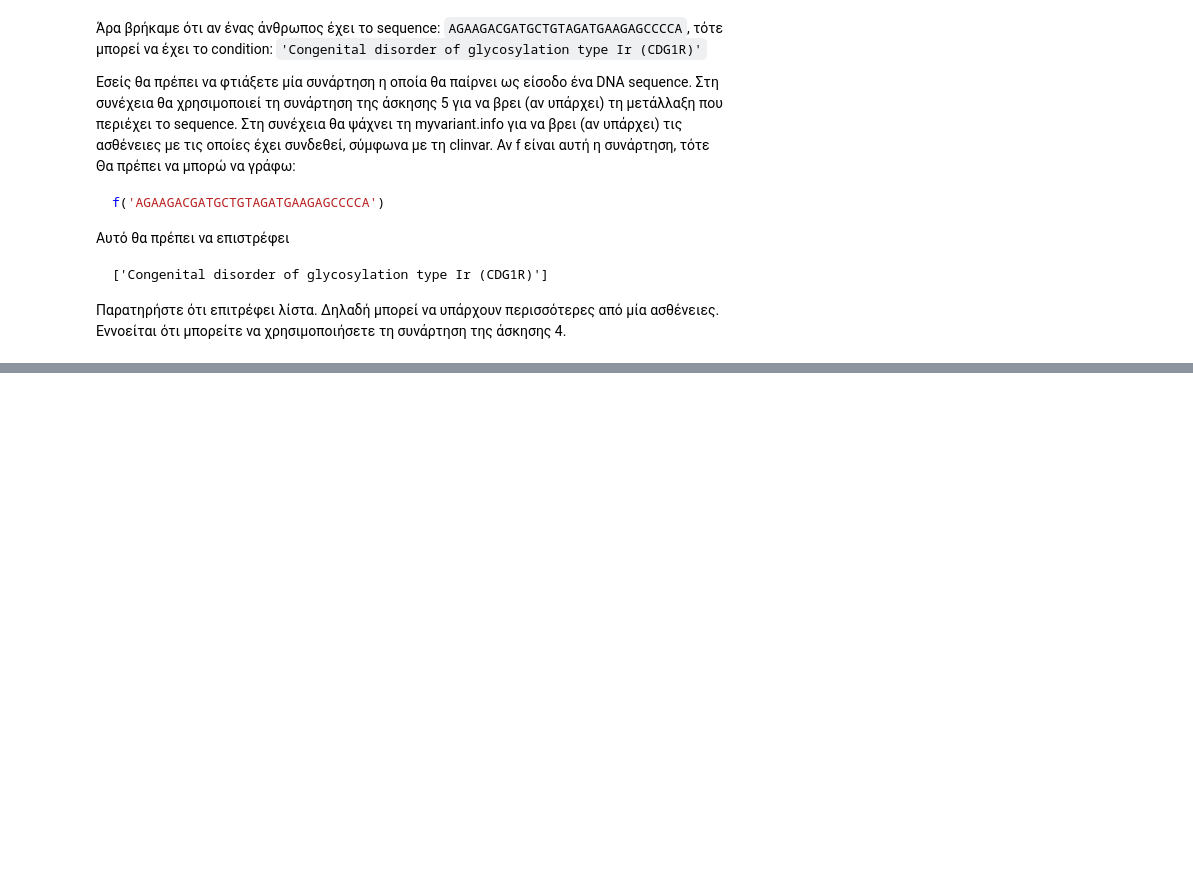
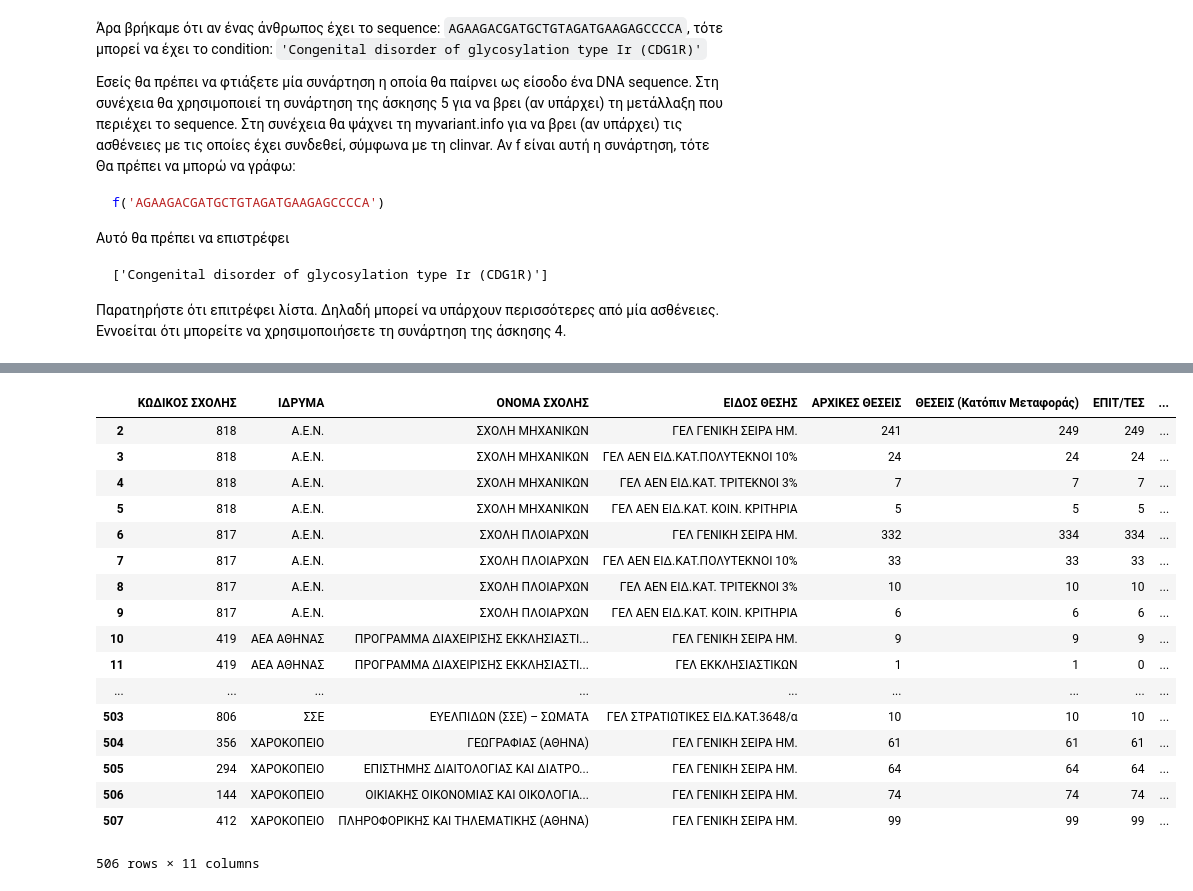
Before and after one commit to kantale/python_lessons, a Jupyter notebook: assignment_5.ipynb, the cells around one changed output, grey strips where cells are left out. Drawn from its saved outputs; the diff is of its cells as text; code cells hidden in the pictures; blank space fills up the shorter version.

```diff
--- a/assignment_5.ipynb
+++ b/assignment_5.ipynb
@@ -346,0 +366,34 @@ f('AGAAGACGATGCTGTAGATGAAGAGCCCCA')
+# %%
+import pandas as pd
+df = pd.read_excel('baseis.xls')
+
+line_1 = df.iloc[0].values
+line_2 = df.iloc[1].values
+
+columns = [y if pd.isna(x) else x for x,y in zip(line_1, line_2)]
+
+df.columns = columns
+df = df[2:-1]
+df['ΚΩΔΙΚΟΣ ΣΧΟΛΗΣ'] = df['ΚΩΔΙΚΟΣ ΣΧΟΛΗΣ'].astype(str)
+#df = df.set_index(['ΚΩΔΙΚΟΣ ΣΧΟΛΗΣ', 'ΕΙΔΟΣ ΘΕΣΗΣ'])
+
+df
+# %% [output]
+|  | ΚΩΔΙΚΟΣ ΣΧΟΛΗΣ | ΙΔΡΥΜΑ | ΟΝΟΜΑ ΣΧΟΛΗΣ | ΕΙΔΟΣ ΘΕΣΗΣ | ΑΡΧΙΚΕΣ ΘΕΣΕΙΣ | ΘΕΣΕΙΣ (Κατόπιν Μεταφοράς) | ΕΠΙΤ/ΤΕΣ | ... |
+| 2 | 818 | Α.Ε.Ν. | ΣΧΟΛΗ ΜΗΧΑΝΙΚΩΝ | ΓΕΛ ΓΕΝIKH ΣΕΙΡΑ ΗΜ. | 241 | 249 | 249 | ... |
+| 3 | 818 | Α.Ε.Ν. | ΣΧΟΛΗ ΜΗΧΑΝΙΚΩΝ | ΓΕΛ ΑΕΝ ΕΙΔ.ΚΑΤ.ΠΟΛΥΤΕΚΝΟΙ 10% | 24 | 24 | 24 | ... |
+| 4 | 818 | Α.Ε.Ν. | ΣΧΟΛΗ ΜΗΧΑΝΙΚΩΝ | ΓΕΛ ΑΕΝ ΕΙΔ.ΚΑΤ. ΤΡΙΤΕΚΝΟΙ 3% | 7 | 7 | 7 | ... |
+| 5 | 818 | Α.Ε.Ν. | ΣΧΟΛΗ ΜΗΧΑΝΙΚΩΝ | ΓΕΛ ΑΕΝ ΕΙΔ.ΚΑΤ. ΚΟΙΝ. ΚΡΙΤΗΡΙΑ | 5 | 5 | 5 | ... |
+| 6 | 817 | Α.Ε.Ν. | ΣΧΟΛΗ ΠΛΟΙΑΡΧΩΝ | ΓΕΛ ΓΕΝIKH ΣΕΙΡΑ ΗΜ. | 332 | 334 | 334 | ... |
+| 7 | 817 | Α.Ε.Ν. | ΣΧΟΛΗ ΠΛΟΙΑΡΧΩΝ | ΓΕΛ ΑΕΝ ΕΙΔ.ΚΑΤ.ΠΟΛΥΤΕΚΝΟΙ 10% | 33 | 33 | 33 | ... |
+| 8 | 817 | Α.Ε.Ν. | ΣΧΟΛΗ ΠΛΟΙΑΡΧΩΝ | ΓΕΛ ΑΕΝ ΕΙΔ.ΚΑΤ. ΤΡΙΤΕΚΝΟΙ 3% | 10 | 10 | 10 | ... |
+| 9 | 817 | Α.Ε.Ν. | ΣΧΟΛΗ ΠΛΟΙΑΡΧΩΝ | ΓΕΛ ΑΕΝ ΕΙΔ.ΚΑΤ. ΚΟΙΝ. ΚΡΙΤΗΡΙΑ | 6 | 6 | 6 | ... |
+| 10 | 419 | ΑΕΑ ΑΘΗΝΑΣ | ΠΡΟΓΡΑΜΜΑ ΔΙΑΧΕΙΡΙΣΗΣ ΕΚΚΛΗΣΙΑΣΤΙ... | ΓΕΛ ΓΕΝIKH ΣΕΙΡΑ ΗΜ. | 9 | 9 | 9 | ... |
+| 11 | 419 | ΑΕΑ ΑΘΗΝΑΣ | ΠΡΟΓΡΑΜΜΑ ΔΙΑΧΕΙΡΙΣΗΣ ΕΚΚΛΗΣΙΑΣΤΙ... | ΓΕΛ ΕΚΚΛΗΣΙΑΣΤΙΚΩΝ | 1 | 1 | 0 | ... |
+| ... | ... | ... | ... | ... | ... | ... | ... | ... |
+| 503 | 806 | ΣΣΕ | ΕΥΕΛΠΙΔΩΝ (ΣΣΕ) – ΣΩΜΑΤΑ | ΓΕΛ ΣΤΡΑΤΙΩΤΙΚΕΣ ΕΙΔ.ΚΑΤ.3648/α | 10 | 10 | 10 | ... |
+| 504 | 356 | ΧΑΡΟΚΟΠΕΙΟ | ΓΕΩΓΡΑΦΙΑΣ (ΑΘΗΝΑ) | ΓΕΛ ΓΕΝIKH ΣΕΙΡΑ ΗΜ. | 61 | 61 | 61 | ... |
+| 505 | 294 | ΧΑΡΟΚΟΠΕΙΟ | ΕΠΙΣΤΗΜΗΣ ΔΙΑΙΤΟΛΟΓΙΑΣ ΚΑΙ ΔΙΑΤΡΟ... | ΓΕΛ ΓΕΝIKH ΣΕΙΡΑ ΗΜ. | 64 | 64 | 64 | ... |
+| 506 | 144 | ΧΑΡΟΚΟΠΕΙΟ | ΟΙΚΙΑΚΗΣ ΟΙΚΟΝΟΜΙΑΣ ΚΑΙ ΟΙΚΟΛΟΓΙΑ... | ΓΕΛ ΓΕΝIKH ΣΕΙΡΑ ΗΜ. | 74 | 74 | 74 | ... |
+| 507 | 412 | ΧΑΡΟΚΟΠΕΙΟ | ΠΛΗΡΟΦΟΡΙΚΗΣ ΚΑΙ ΤΗΛΕΜΑΤΙΚΗΣ (ΑΘΗΝΑ) | ΓΕΛ ΓΕΝIKH ΣΕΙΡΑ ΗΜ. | 99 | 99 | 99 | ... |
+506 rows × 11 columns
```
Also changed, not shown: parts of 8 cells of this notebook.
